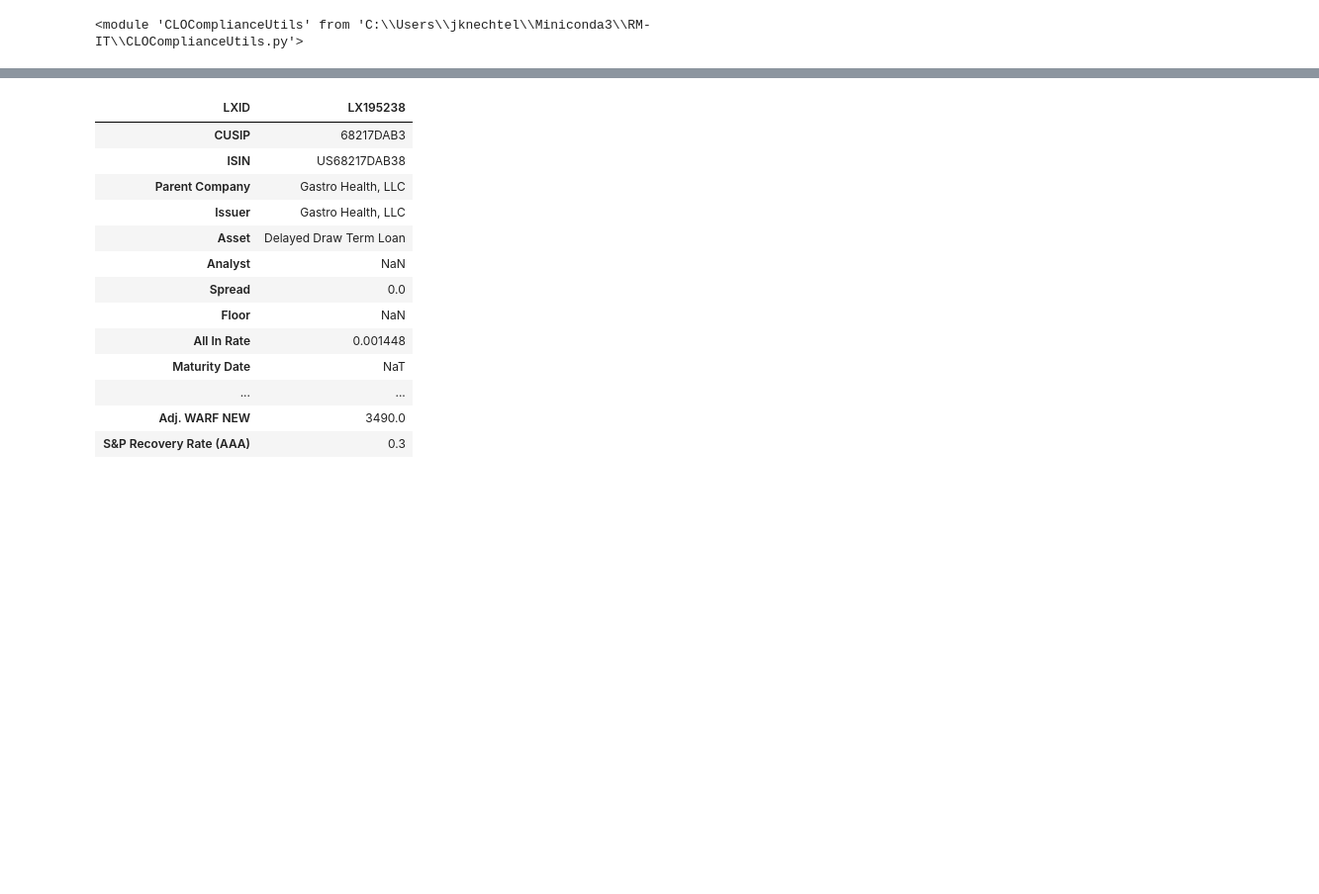
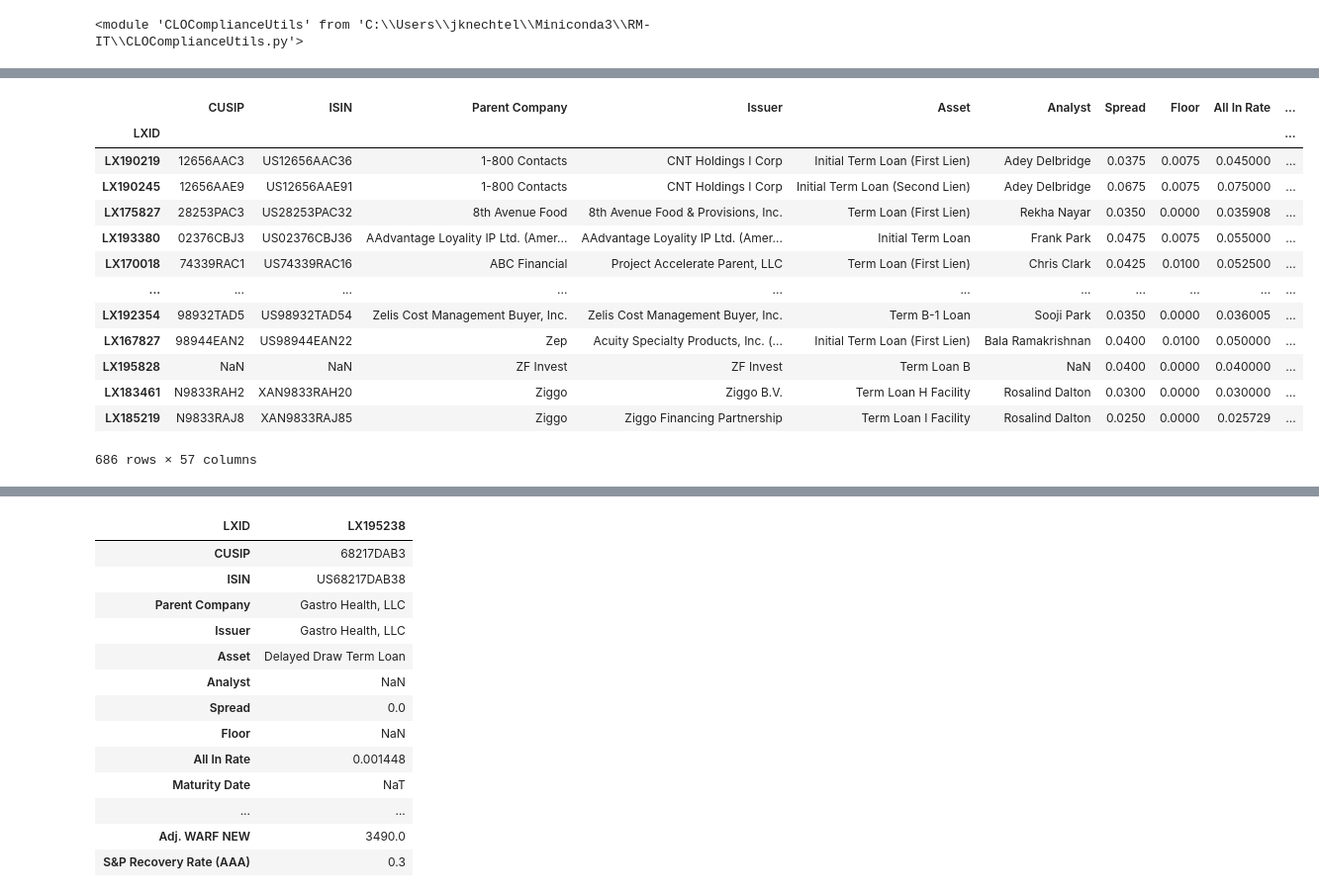
Before and after one commit to joshknechtel-gs/RM-IT, a Jupyter notebook: ComplianceChecks-FromPositionReports.ipynb, the cells around one changed output, grey strips where cells are left out. Shown at 99% size. Drawn from its saved outputs; the diff is of its cells as text; code cells hidden in the pictures; blank space fills up the shorter version.

```diff
--- a/ComplianceChecks-FromPositionReports.ipynb
+++ b/ComplianceChecks-FromPositionReports.ipynb
@@ -29,5 +31,5 @@ importlib.reload(ccu)
 # %%
-asdate = '7-8-21'
+asdate = '7-13-21'
 path = 'Z:/Shared/Risk Management and Investment Technology/CLO Optimization/CLO Reports/'
 
 file = 'CLO Model with Euro CLOs ' + asdate + '.xlsx'
@@ -39,3 +227,21 @@ ccu.write_output(all_df,'CLOComplianceStats',asdate)
+# %%
+clo_df = ccu.get_master_position_report(filepath)
+clo_df
+# %% [output]
+|  | CUSIP | ISIN | Parent Company | Issuer | Asset | Analyst | Spread | Floor | All In Rate | ... |
+| LXID |  |  |  |  |  |  |  |  |  | ... |
+| LX190219 | 12656AAC3 | US12656AAC36 | 1-800 Contacts | CNT Holdings I Corp | Initial Term Loan (First Lien) | Adey Delbridge | 0.0375 | 0.0075 | 0.045000 | ... |
+| LX190245 | 12656AAE9 | US12656AAE91 | 1-800 Contacts | CNT Holdings I Corp | Initial Term Loan (Second Lien) | Adey Delbridge | 0.0675 | 0.0075 | 0.075000 | ... |
+| LX175827 | 28253PAC3 | US28253PAC32 | 8th Avenue Food | 8th Avenue Food & Provisions, Inc. | Term Loan (First Lien) | Rekha Nayar | 0.0350 | 0.0000 | 0.035908 | ... |
+| LX193380 | 02376CBJ3 | US02376CBJ36 | AAdvantage Loyality IP Ltd. (Amer... | AAdvantage Loyality IP Ltd. (Amer... | Initial Term Loan | Frank Park | 0.0475 | 0.0075 | 0.055000 | ... |
+| LX170018 | 74339RAC1 | US74339RAC16 | ABC Financial | Project Accelerate Parent, LLC | Term Loan (First Lien) | Chris Clark | 0.0425 | 0.0100 | 0.052500 | ... |
+| ... | ... | ... | ... | ... | ... | ... | ... | ... | ... | ... |
+| LX192354 | 98932TAD5 | US98932TAD54 | Zelis Cost Management Buyer, Inc. | Zelis Cost Management Buyer, Inc. | Term B-1 Loan | Sooji Park | 0.0350 | 0.0000 | 0.036005 | ... |
+| LX167827 | 98944EAN2 | US98944EAN22 | Zep | Acuity Specialty Products, Inc. (... | Initial Term Loan (First Lien) | Bala Ramakrishnan | 0.0400 | 0.0100 | 0.050000 | ... |
+| LX195828 | NaN | NaN | ZF Invest | ZF Invest | Term Loan B | NaN | 0.0400 | 0.0000 | 0.040000 | ... |
+| LX183461 | N9833RAH2 | XAN9833RAH20 | Ziggo | Ziggo B.V. | Term Loan H Facility | Rosalind Dalton | 0.0300 | 0.0000 | 0.030000 | ... |
+| LX185219 | N9833RAJ8 | XAN9833RAJ85 | Ziggo | Ziggo Financing Partnership | Term Loan I Facility | Rosalind Dalton | 0.0250 | 0.0000 | 0.025729 | ... |
+686 rows × 57 columns
 # %%
 all_df = ccu.master_test_stats(clo_df)
 # %% [output]
```
Also changed, not shown: parts of 18 cells of this notebook, 1 other file.
